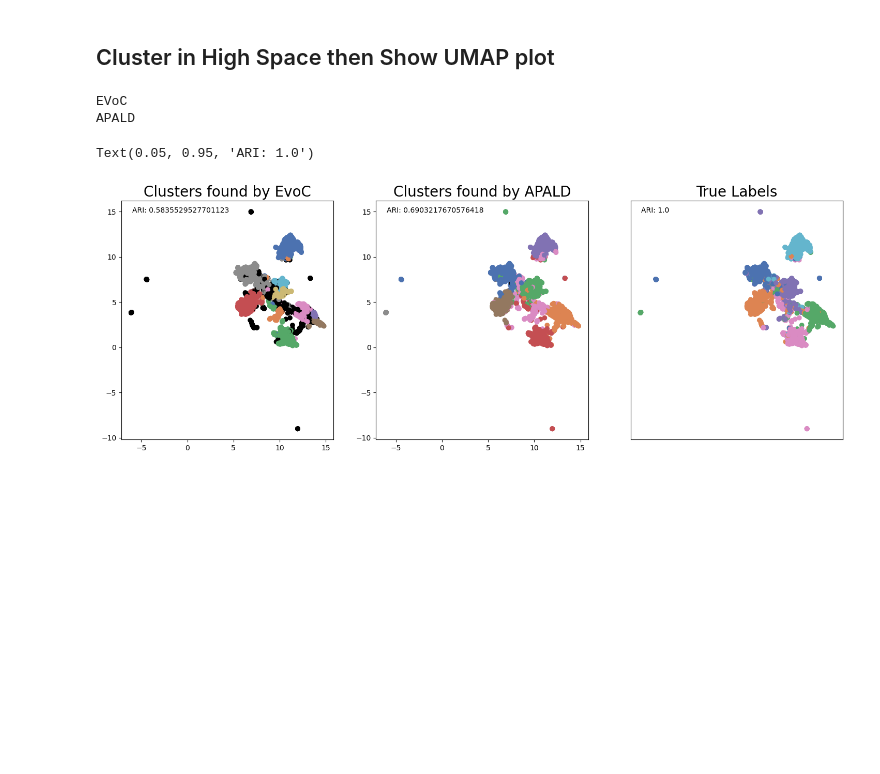
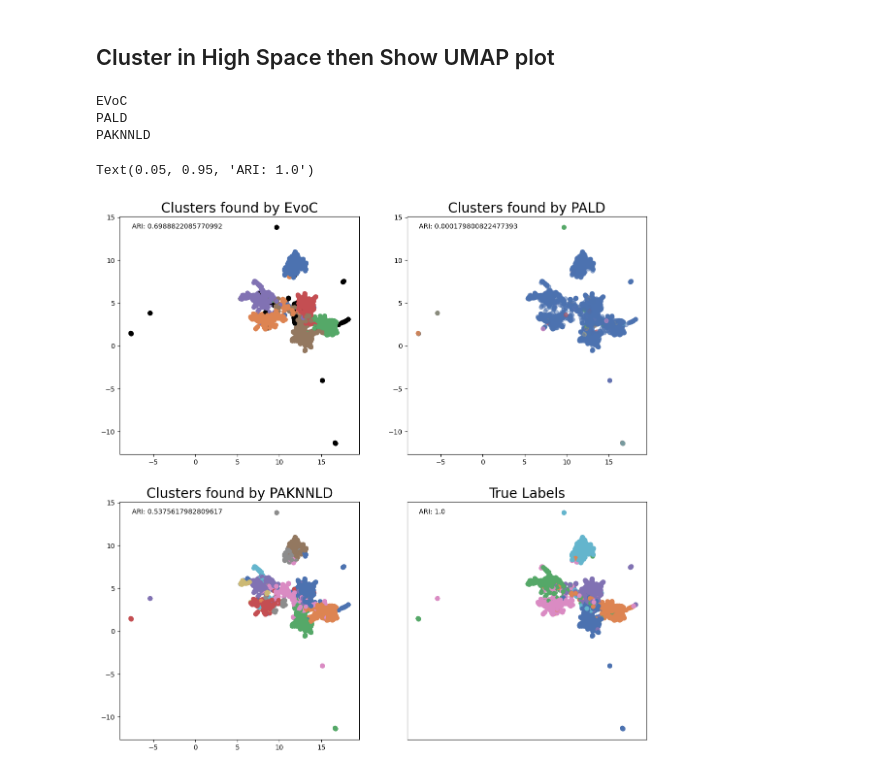
Before and after one commit to ryandewolfe33/PALD.py, a Jupyter notebook: notebooks/newsgroups_paknnld.ipynb, the cells around one changed output. Cells and saved outputs as stored; diff of their text form; code cells hidden in the pictures; blank space fills up the shorter version.

```diff
--- a/notebooks/newsgroups_paknnld.ipynb
+++ b/notebooks/newsgroups_paknnld.ipynb
@@ -22,7 +19,7 @@ targets = np.load("news_labels.npy")
 # Cut down dataset of the sake of computer
 # %%
 groups = [0, 2, 6, 9, 11, 14]  # Chosen to not be similar
-docs_per_group = 400
+docs_per_group = 500
 
 keep = np.zeros_like(targets, dtype="bool")
 for group in groups:
@@ -102,46 +114,61 @@ Text(0.05, 0.95, 'ARI: 1.0')
 # %% [markdown]
 ## Cluster in High Space then Show UMAP plot
 # %%
-fig, ax = plt.subplots(1, 3, figsize=(18, 6))
+fig, ax = plt.subplots(2, 2, figsize=(14, 14))
 # EVoC
 print("EVoC")
-predict = evoc.EVoC().fit_predict(data)
+predict = evoc.EVoC(noise_level=0.1).fit_predict(data)
 palette = sns.color_palette("deep", np.unique(predict).max() + 1)
 colors = [palette[x] if x >= 0 else (0.0, 0.0, 0.0) for x in predict]
-ax[0].scatter(data_map.T[0], data_map.T[1], c=colors)
+ax[0, 0].scatter(data_map.T[0], data_map.T[1], c=colors)
 frame = plt.gca()
 frame.axes.get_xaxis().set_visible(False)
 frame.axes.get_yaxis().set_visible(False)
-ax[0].set_title("Clusters found by EvoC", fontsize=20)
-ax[0].annotate(
+ax[0, 0].set_title("Clusters found by EvoC", fontsize=20)
+ax[0, 0].annotate(
     f"ARI: {ari(predict, labels)}", xy=(0.05, 0.95), xycoords="axes fraction"
 )
 
 # PALD
-print("APALD")
-predict = APALD.APALD().fit_predict(data)
+print("PALD")
+predict = pald.PALD(metric="cosine").fit(data).labels_
 palette = sns.color_palette("deep", np.unique(predict).max() + 1)
 colors = [palette[x] if x >= 0 else (0.0, 0.0, 0.0) for x in predict]
-ax[1].scatter(data_map.T[0], data_map.T[1], c=colors)
+ax[0, 1].scatter(data_map.T[0], data_map.T[1], c=colors, alpha=0.5)
 frame = plt.gca()
 frame.axes.get_xaxis().set_visible(False)
 frame.axes.get_yaxis().set_visible(False)
-ax[1].set_title("Clusters found by APALD", fontsize=20)
-ax[1].annotate(
+ax[0, 1].set_title("Clusters found by PALD", fontsize=20)
+ax[0, 1].annotate(
+    f"ARI: {ari(predict, labels)}", xy=(0.05, 0.95), xycoords="axes fraction"
+)
+
+# PALD
+print("PAKNNLD")
+predict = pald.PAKNNLD().fit_predict(data)
+palette = sns.color_palette("deep", np.unique(predict).max() + 1)
+colors = [palette[x] if x >= 0 else (0.0, 0.0, 0.0) for x in predict]
+ax[1, 0].scatter(data_map.T[0], data_map.T[1], c=colors)
+frame = plt.gca()
+frame.axes.get_xaxis().set_visible(False)
+frame.axes.get_yaxis().set_visible(False)
+ax[1, 0].set_title("Clusters found by PAKNNLD", fontsize=20)
+ax[1, 0].annotate(
     f"ARI: {ari(predict, labels)}", xy=(0.05, 0.95), xycoords="axes fraction"
 )
 
 # Labels
 palette = sns.color_palette("deep", np.unique(labels).max() + 1)
 colors = [palette[x] if x >= 0 else (0.0, 0.0, 0.0) for x in labels]
-ax[2].scatter(data_map.T[0], data_map.T[1], c=colors)
+ax[1, 1].scatter(data_map.T[0], data_map.T[1], c=colors)
 frame = plt.gca()
 frame.axes.get_xaxis().set_visible(False)
 frame.axes.get_yaxis().set_visible(False)
-ax[2].set_title("True Labels", fontsize=20)
-ax[2].annotate(f"ARI: {ari(labels, labels)}", xy=(0.05, 0.95), xycoords="axes fraction")
+ax[1, 1].set_title("True Labels", fontsize=20)
+ax[1, 1].annotate(f"ARI: {ari(labels, labels)}", xy=(0.05, 0.95), xycoords="axes fraction")
 # %% [output]
 EVoC
-APALD
+PALD
+PAKNNLD
 Text(0.05, 0.95, 'ARI: 1.0')
-[figure, old version]
+[figure, new version]
```
Also changed, not shown: parts of 4 cells of this notebook, 3 other files.
